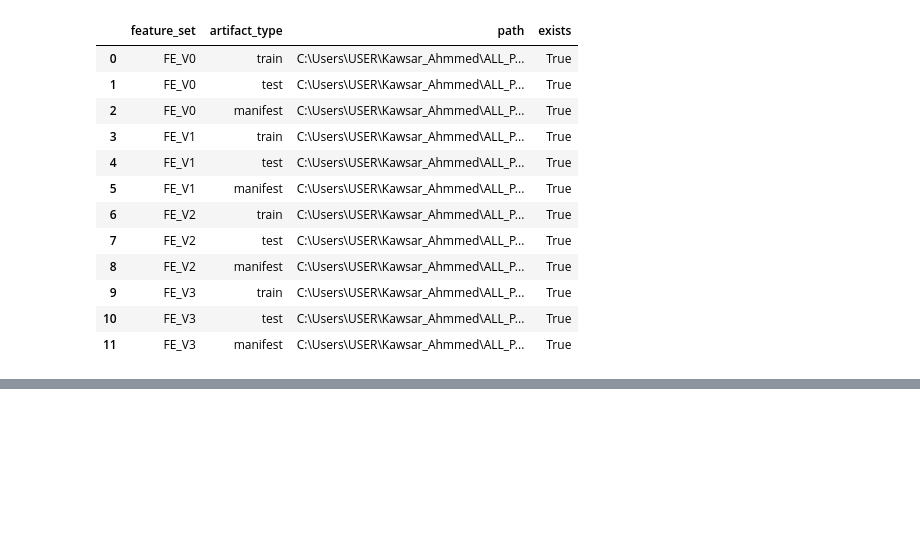
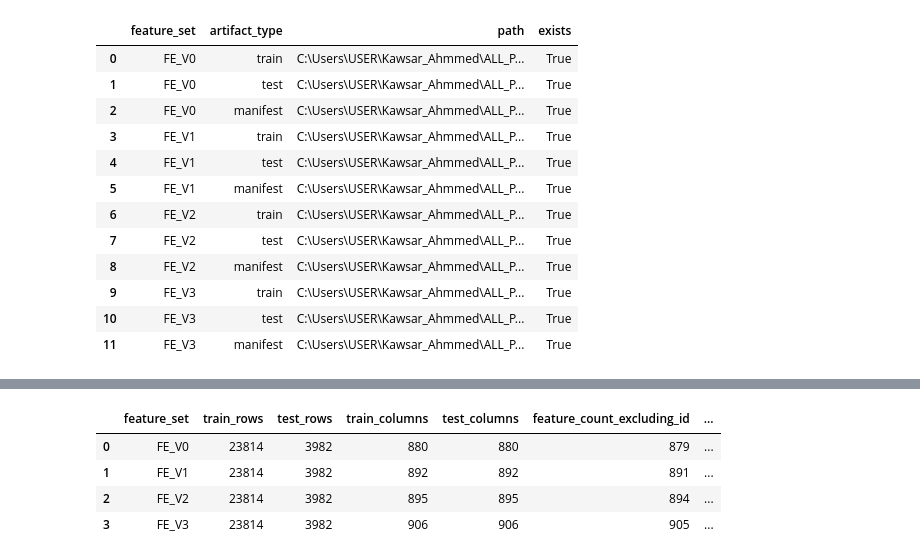
Before and after one commit to kawsar07ahmmed0712-rgb/moa-prediction-drug-response, a Jupyter notebook: notebooks/03_feature_engineering.ipynb, the cells around one changed output, grey strips where cells are left out. Drawn from its saved outputs; the diff is of its cells as text; code cells hidden in the pictures; blank space fills up the shorter version.

```diff
--- a/notebooks/03_feature_engineering.ipynb
+++ b/notebooks/03_feature_engineering.ipynb
@@ -4973,0 +4986,17 @@ all_feature_set_artifact_audit
+# %%
+loaded_feature_sets = {}
+
+for feature_set, paths in all_feature_set_paths.items():
+    loaded_feature_sets[feature_set] = {
+        "train": pd.read_parquet(paths["train"]),
+        "test": pd.read_parquet(paths["test"])
+    }
+
+print("Loaded feature sets:")
+
+for feature_set, data in loaded_feature_sets.items():
+    print(
+        feature_set,
+        "train:", data["train"].shape,
+        "test:", data["test"].shape
+    )
@@ -4973,0 +5009,58 @@ all_feature_set_artifact_audit
+# %%
+final_feature_set_audit_rows = []
+
+for feature_set, data in loaded_feature_sets.items():
+    train_df = data["train"]
+    test_df = data["test"]
+
+    train_features_no_id = [col for col in train_df.columns if col != ID_COL]
+    test_features_no_id = [col for col in test_df.columns if col != ID_COL]
+
+    train_values = train_df[train_features_no_id].to_numpy(dtype=np.float64)
+    test_values = test_df[test_features_no_id].to_numpy(dtype=np.float64)
+
+    train_forbidden_found = sorted(list(set(train_df.columns).intersection(forbidden_input_columns)))
+    test_forbidden_found = sorted(list(set(test_df.columns).intersection(forbidden_input_columns)))
+
+    final_feature_set_audit_rows.append({
+        "feature_set": feature_set,
+        "train_rows": train_df.shape[0],
+        "test_rows": test_df.shape[0],
+        "train_columns": train_df.shape[1],
+        "test_columns": test_df.shape[1],
+        "feature_count_excluding_id": len(train_features_no_id),
+        "train_test_columns_match": train_features_no_id == test_features_no_id,
+        "train_sig_id_order_matches_original": train_df[ID_COL].tolist() == train_features_clean[ID_COL].tolist(),
+        "test_sig_id_order_matches_original": test_df[ID_COL].tolist() == test_features_clean[ID_COL].tolist(),
+        "train_target_order_match": train_df[ID_COL].tolist() == y_scored[ID_COL].tolist(),
+        "test_submission_order_match": test_df[ID_COL].tolist() == sample_submission[ID_COL].tolist(),
+        "train_all_values_finite": bool(np.isfinite(train_values).all()),
+        "test_all_values_finite": bool(np.isfinite(test_values).all()),
+        "train_missing_values": int(train_df[train_features_no_id].isna().sum().sum()),
+        "test_missing_values": int(test_df[test_features_no_id].isna().sum().sum()),
+        "train_forbidden_columns_found_count": len(train_forbidden_found),
+        "test_forbidden_columns_found_count": len(test_forbidden_found),
+        "train_forbidden_columns_found": train_forbidden_found,
+        "test_forbidden_columns_found": test_forbidden_found,
+        "passed": (
+            train_features_no_id == test_features_no_id and
+            train_df[ID_COL].tolist() == train_features_clean[ID_COL].tolist() and
+            test_df[ID_COL].tolist() == test_features_clean[ID_COL].tolist() and
+            train_df[ID_COL].tolist() == y_scored[ID_COL].tolist() and
+            test_df[ID_COL].tolist() == sample_submission[ID_COL].tolist() and
+            np.isfinite(train_values).all() and
+            np.isfinite(test_values).all() and
+            len(train_forbidden_found) == 0 and
+            len(test_forbidden_found) == 0
+        )
+    })
+
+final_feature_set_audit = pd.DataFrame(final_feature_set_audit_rows)
+
+final_feature_set_audit
+# %% [output]
+|  | feature_set | train_rows | test_rows | train_columns | test_columns | feature_count_excluding_id | ... |
+| 0 | FE_V0 | 23814 | 3982 | 880 | 880 | 879 | ... |
+| 1 | FE_V1 | 23814 | 3982 | 892 | 892 | 891 | ... |
+| 2 | FE_V2 | 23814 | 3982 | 895 | 895 | 894 | ... |
+| 3 | FE_V3 | 23814 | 3982 | 906 | 906 | 905 | ... |
```
Also changed, not shown: parts of 11 cells of this notebook.
